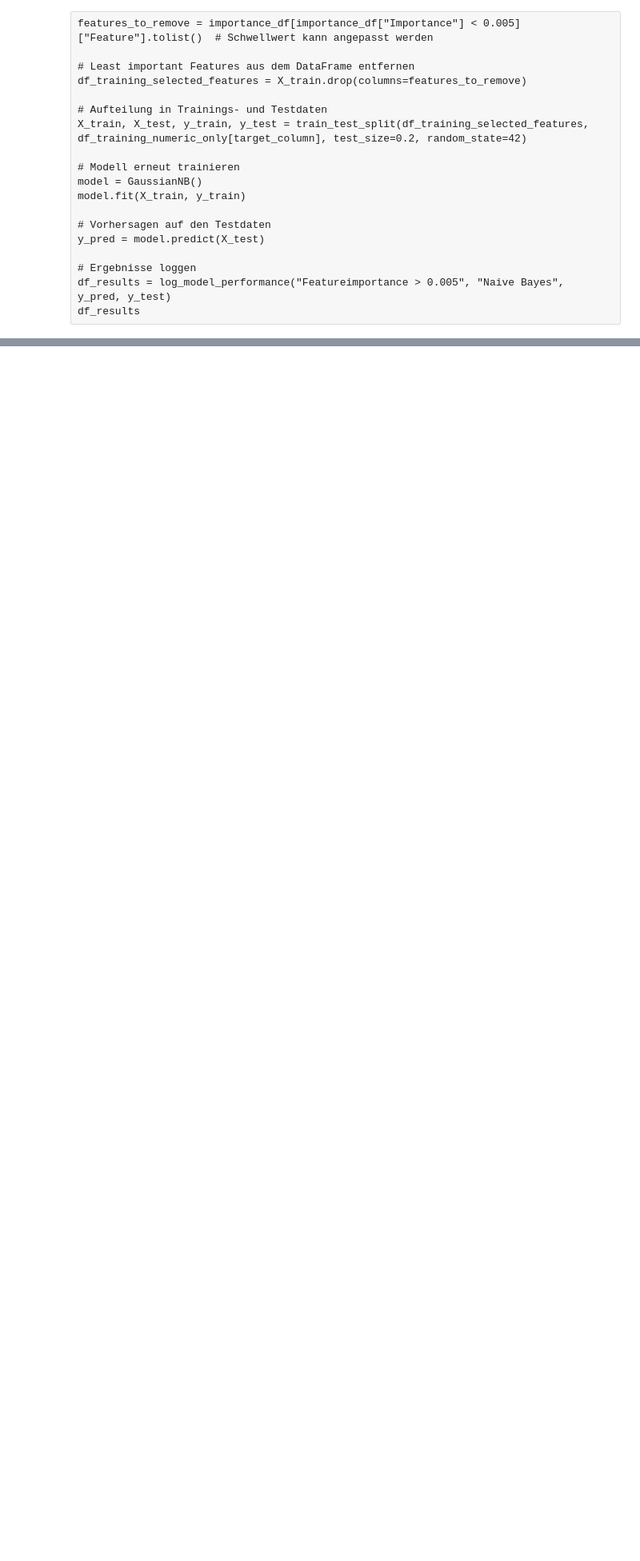
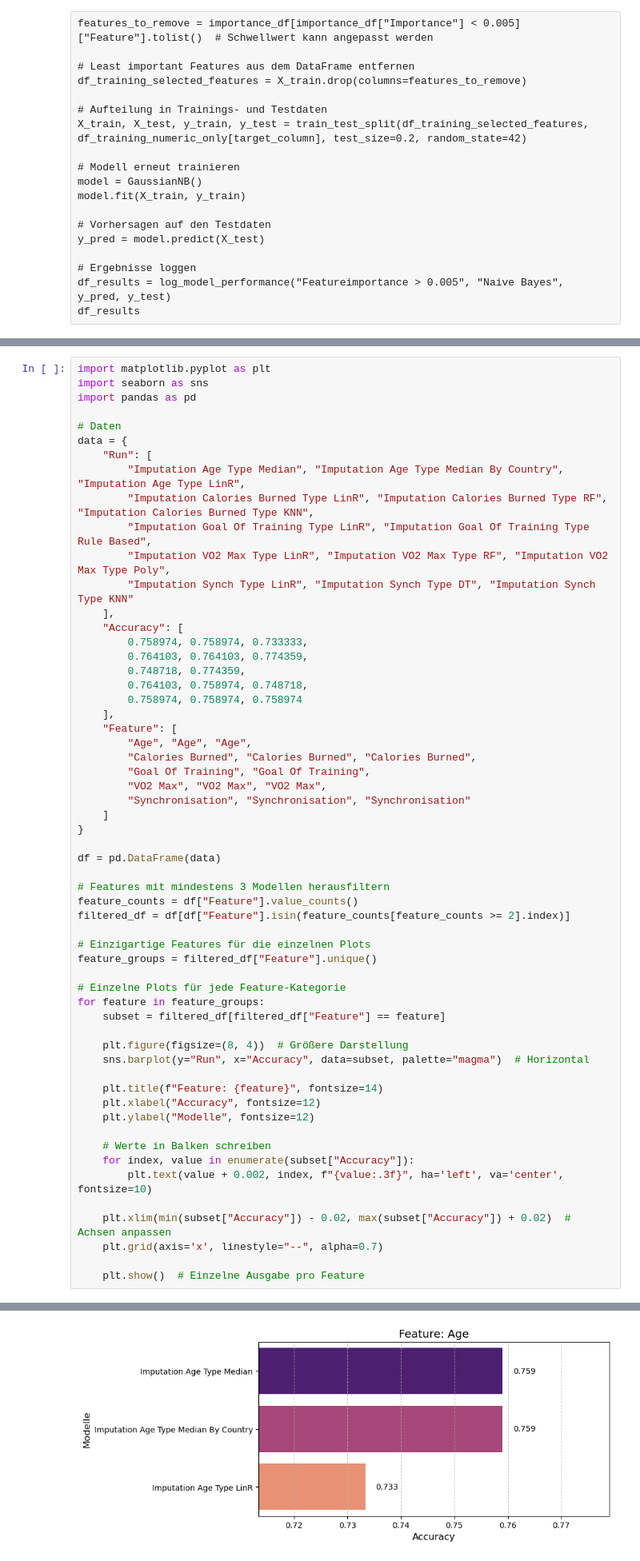
Before and after one commit to MarioKrupinski/Introduction-to-Data-Science-AI, a Jupyter notebook: notebooks/modell_ap_cache.ipynb, the cells around one changed output, grey strips where cells are left out. Shown at 80% size. Saved outputs shown, nothing was run; the diff lists cells and outputs as text; blank space fills up the shorter version.

```diff
--- a/notebooks/modell_ap_cache.ipynb
+++ b/notebooks/modell_ap_cache.ipynb
@@ -1001,0 +1103,59 @@ df_results
+# %%
+import matplotlib.pyplot as plt
+import seaborn as sns
+import pandas as pd
+
+# Daten
+data = {
+    "Run": [
+        "Imputation Age Type Median", "Imputation Age Type Median By Country", "Imputation Age Type LinR",
+        "Imputation Calories Burned Type LinR", "Imputation Calories Burned Type RF", "Imputation Calories Burned Type KNN",
+        "Imputation Goal Of Training Type LinR", "Imputation Goal Of Training Type Rule Based",
+        "Imputation VO2 Max Type LinR", "Imputation VO2 Max Type RF", "Imputation VO2 Max Type Poly",
+        "Imputation Synch Type LinR", "Imputation Synch Type DT", "Imputation Synch Type KNN"
+    ],
+    "Accuracy": [
+        0.758974, 0.758974, 0.733333,
+        0.764103, 0.764103, 0.774359,
+        0.748718, 0.774359,
+        0.764103, 0.758974, 0.748718,
+        0.758974, 0.758974, 0.758974
+    ],
+    "Feature": [
+        "Age", "Age", "Age",
+        "Calories Burned", "Calories Burned", "Calories Burned",
+        "Goal Of Training", "Goal Of Training",
+        "VO2 Max", "VO2 Max", "VO2 Max",
+        "Synchronisation", "Synchronisation", "Synchronisation"
+    ]
+}
+
+df = pd.DataFrame(data)
+
+# Features mit mindestens 3 Modellen herausfiltern
+feature_counts = df["Feature"].value_counts()
+filtered_df = df[df["Feature"].isin(feature_counts[feature_counts >= 2].index)]
+
+# Einzigartige Features für die einzelnen Plots
+feature_groups = filtered_df["Feature"].unique()
+
+# Einzelne Plots für jede Feature-Kategorie
+for feature in feature_groups:
+    subset = filtered_df[filtered_df["Feature"] == feature]
+
+    plt.figure(figsize=(8, 4))  # Größere Darstellung
+    sns.barplot(y="Run", x="Accuracy", data=subset, palette="magma")  # Horizontal
+
+    plt.title(f"Feature: {feature}", fontsize=14)
+    plt.xlabel("Accuracy", fontsize=12)
+    plt.ylabel("Modelle", fontsize=12)
+
+    # Werte in Balken schreiben
+    for index, value in enumerate(subset["Accuracy"]):
+        plt.text(value + 0.002, index, f"{value:.3f}", ha='left', va='center', fontsize=10)
+
+    plt.xlim(min(subset["Accuracy"]) - 0.02, max(subset["Accuracy"]) + 0.02)  # Achsen anpassen
+    plt.grid(axis='x', linestyle="--", alpha=0.7)
+
+    plt.show()  # Einzelne Ausgabe pro Feature
+# %% [output]
@@ -1001,0 +1165 @@ df_results
+[figure, added]
```
Also changed, not shown: parts of 6 cells of this notebook.
